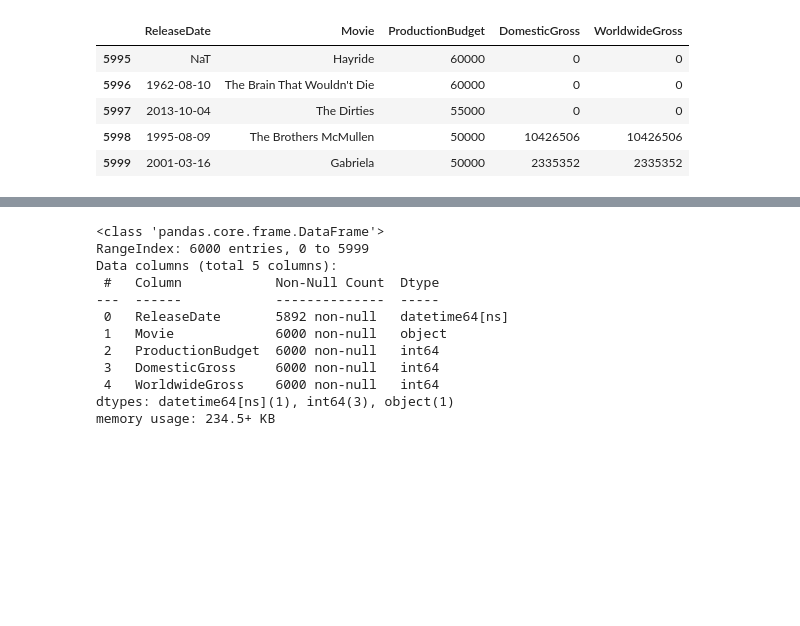
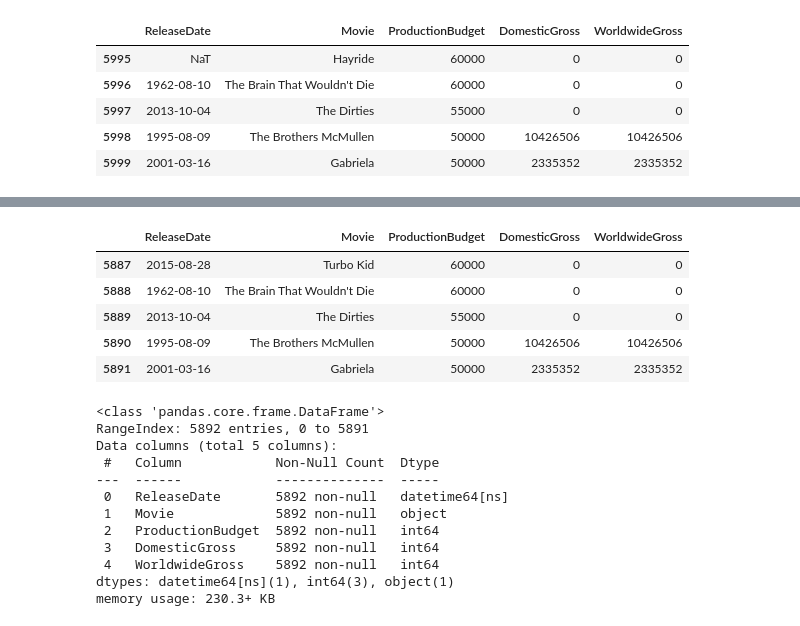
Before and after one commit to LenSin3/Conservatory-ETL-Project, a Jupyter notebook: ETL-Project/ETL-Transform.ipynb, the cells around one changed output, grey strips where cells are left out. Saved outputs shown, nothing was run; the diff lists cells and outputs as text; code cells hidden in the pictures; blank space fills up the shorter version.

```diff
--- a/ETL-Project/ETL-Transform.ipynb
+++ b/ETL-Project/ETL-Transform.ipynb
@@ -629,16 +641,27 @@ movies_num_final.tail()
+# %%
+movies_drop_nulltime = movies_drop_nulltime.reset_index(drop = True)
+# %%
+movies_drop_nulltime.tail()
+# %% [output]
+|  | ReleaseDate | Movie | ProductionBudget | DomesticGross | WorldwideGross |
+| 5887 | 2015-08-28 | Turbo Kid | 60000 | 0 | 0 |
+| 5888 | 1962-08-10 | The Brain That Wouldn't Die | 60000 | 0 | 0 |
+| 5889 | 2013-10-04 | The Dirties | 55000 | 0 | 0 |
+| 5890 | 1995-08-09 | The Brothers McMullen | 50000 | 10426506 | 10426506 |
+| 5891 | 2001-03-16 | Gabriela | 50000 | 2335352 | 2335352 |
 # %%
-movies_num_final.info()
+movies_drop_nulltime.info()
 # %% [output]
 <class 'pandas.core.frame.DataFrame'>
-RangeIndex: 6000 entries, 0 to 5999
+RangeIndex: 5892 entries, 0 to 5891
 Data columns (total 5 columns):
  #   Column            Non-Null Count  Dtype
 ---  ------            --------------  -----
  0   ReleaseDate       5892 non-null   datetime64[ns]
- 1   Movie             6000 non-null   object
- 2   ProductionBudget  6000 non-null   int64
- 3   DomesticGross     6000 non-null   int64
- 4   WorldwideGross    6000 non-null   int64
+ 1   Movie             5892 non-null   object
+ 2   ProductionBudget  5892 non-null   int64
+ 3   DomesticGross     5892 non-null   int64
+ 4   WorldwideGross    5892 non-null   int64
 dtypes: datetime64[ns](1), int64(3), object(1)
-memory usage: 234.5+ KB
+memory usage: 230.3+ KB
 # %%
```
Also changed, not shown: parts of 4 cells of this notebook, 2 other files.
